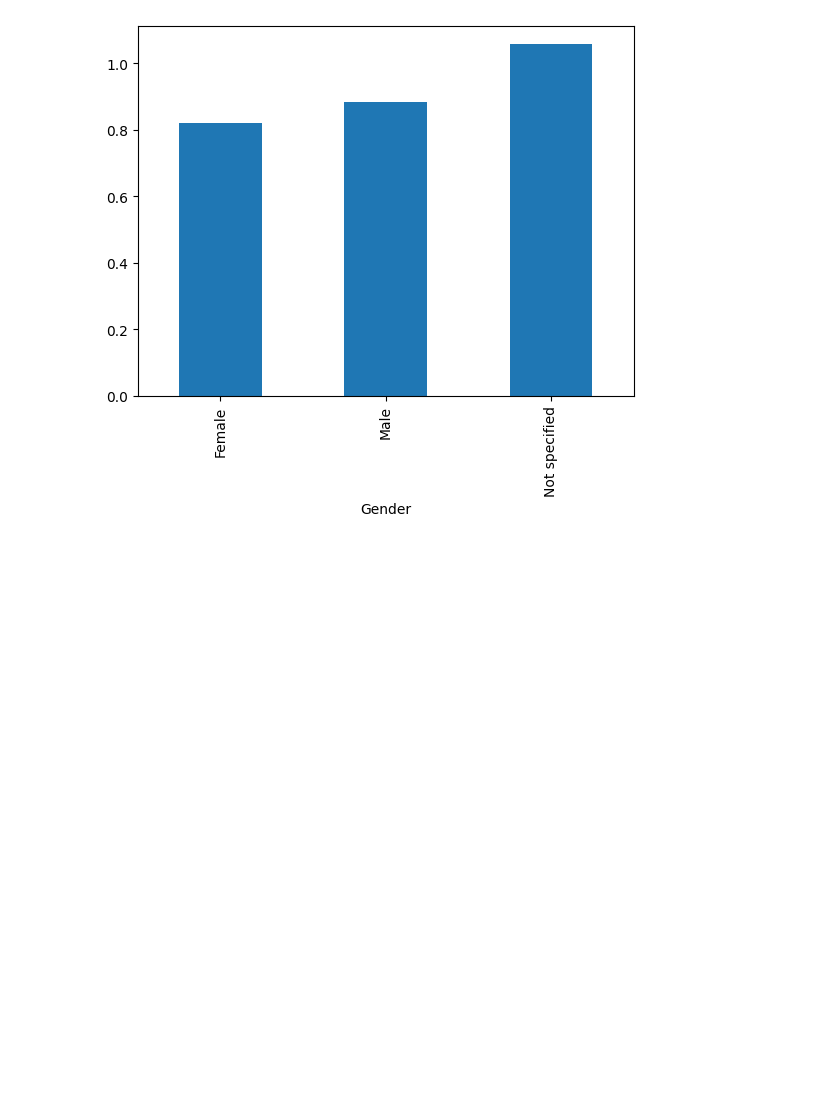
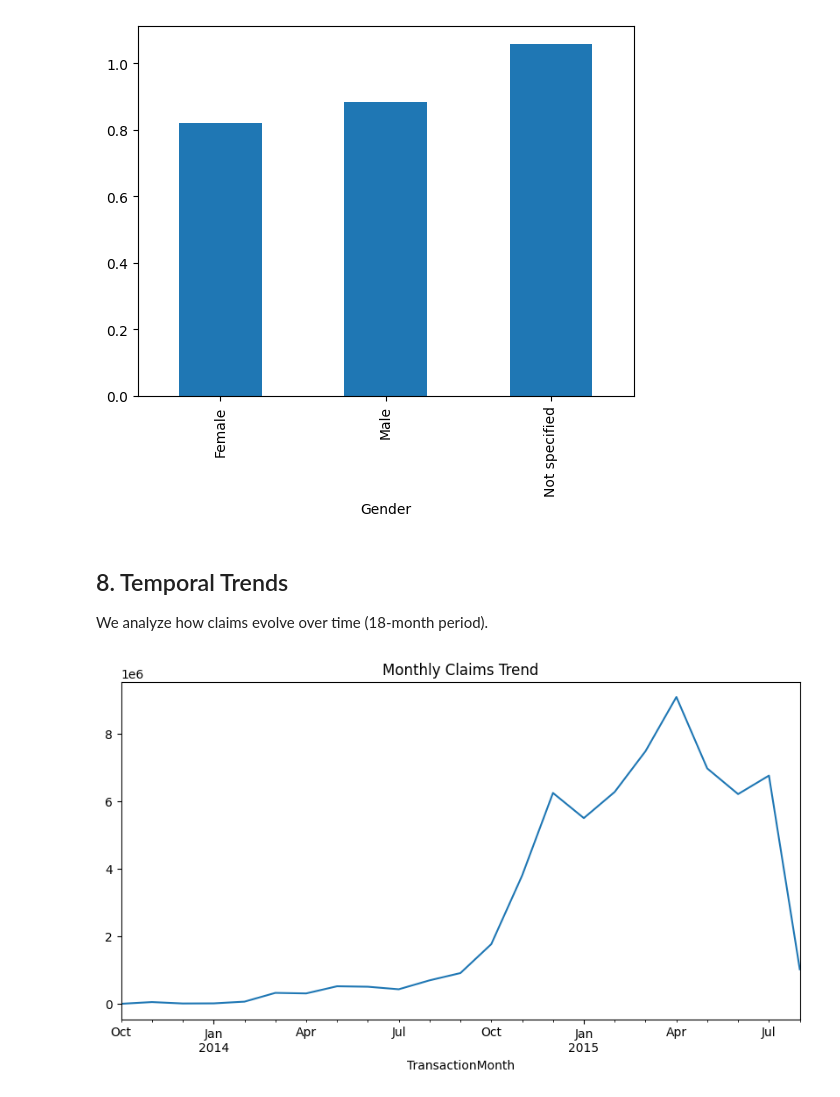
Before and after one commit to Redeat-Birhane/insurance-risk-analytics, a Jupyter notebook: notebooks/01_eda.ipynb, the cells around one changed output. Drawn from its saved outputs; the diff is of its cells as text; code cells hidden in the pictures; blank space fills up the shorter version.

Commit message:
analysis: analyze temporal trends in claims over time

```diff
--- a/notebooks/01_eda.ipynb
+++ b/notebooks/01_eda.ipynb
@@ -236,3 +236,19 @@ df.groupby("Gender").apply(
 plt.show()
 # %% [output]
 [figure]
+# %% [markdown]
+## 8. Temporal Trends
+
+We analyze how claims evolve over time (18-month period).
+# %%
+df["TransactionMonth"] = pd.to_datetime(df["TransactionMonth"])
+
+monthly_claims = df.groupby(
+    df["TransactionMonth"].dt.to_period("M")
+)["TotalClaims"].sum()
+
+monthly_claims.plot(figsize=(10,5))
+plt.title("Monthly Claims Trend")
+plt.show()
+# %% [output]
+[figure, added]
```
